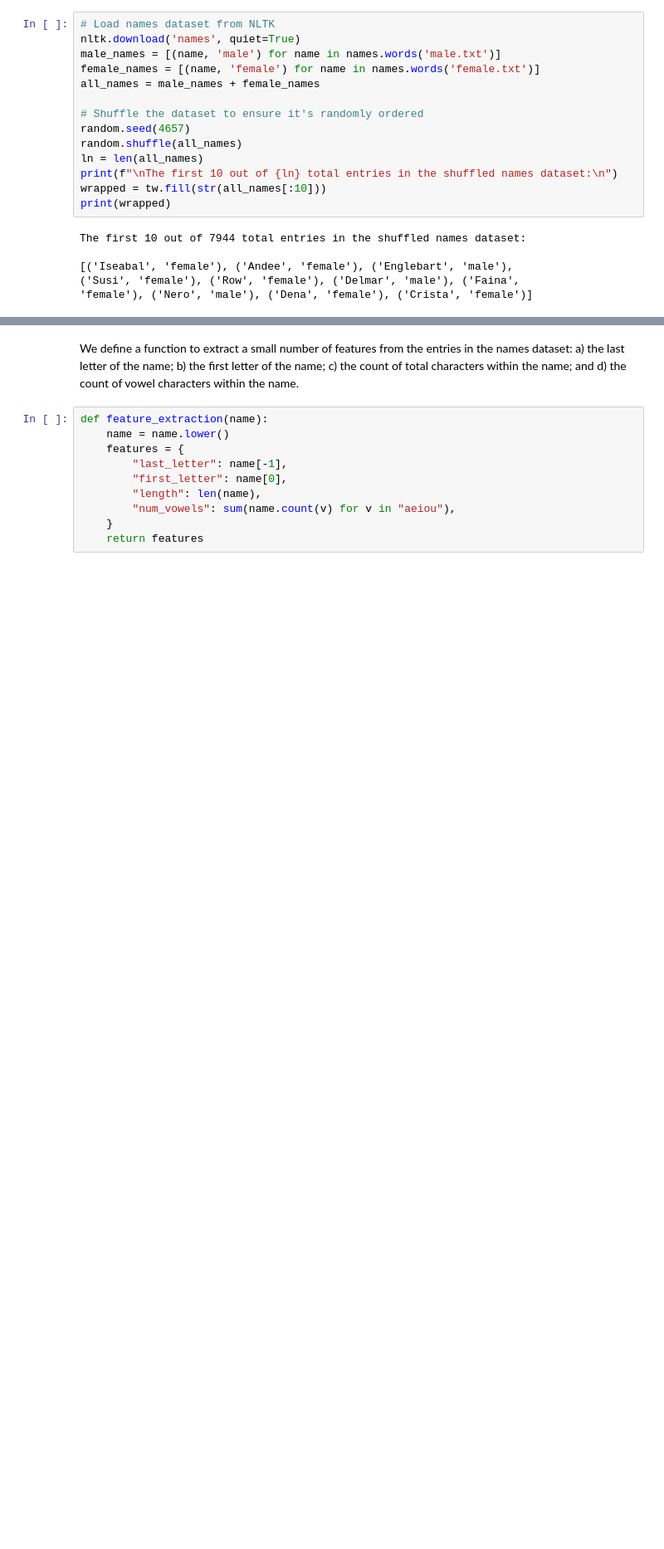
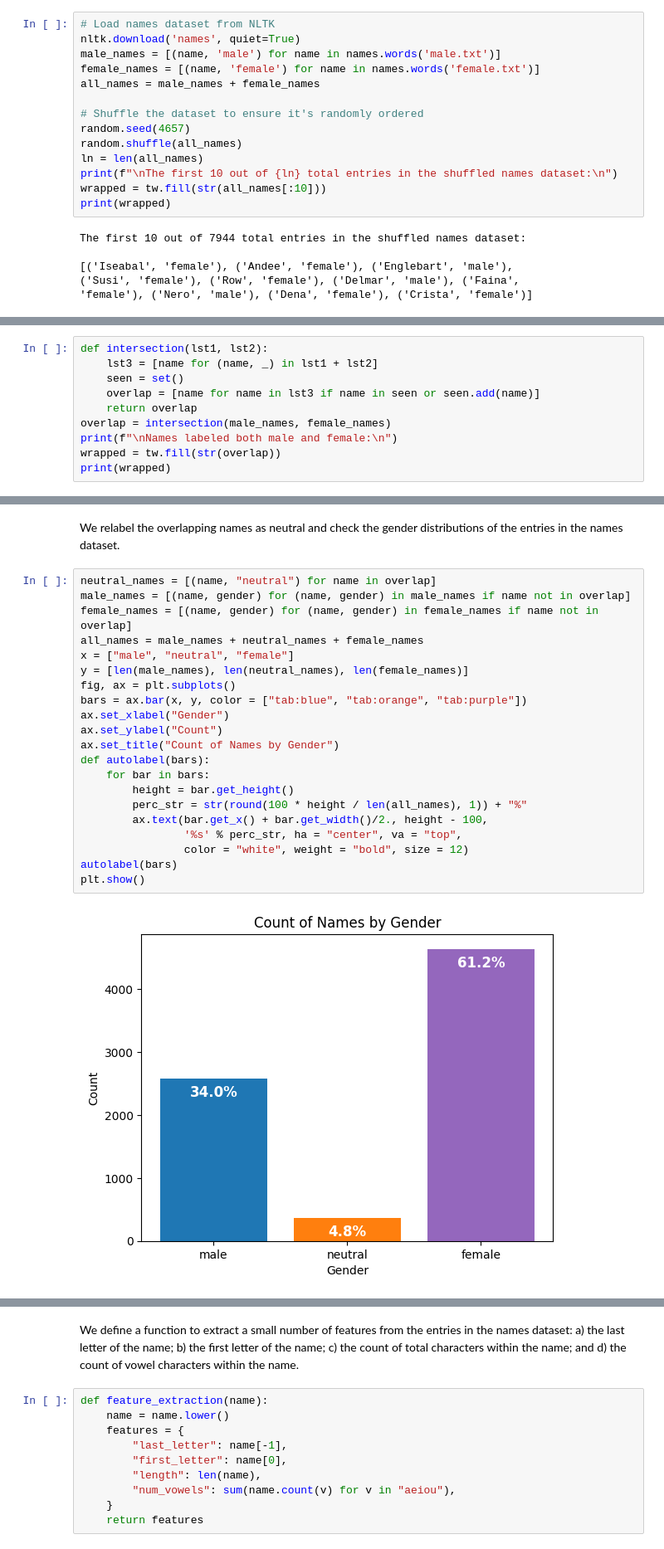
Before and after one commit to geedoubledee/data620_project3, a Jupyter notebook: DATA620_Project3_GDavis_BDavidoff.ipynb, the cells around one changed output, grey strips where cells are left out. Shown: that part at 83% size. Cells and saved outputs as stored; diff of their text form; blank space fills up the shorter version.

```diff
--- a/DATA620_Project3_GDavis_BDavidoff.ipynb
+++ b/DATA620_Project3_GDavis_BDavidoff.ipynb
@@ -40,0 +45,10 @@ The first 10 out of 7944 total entries in the shuffled names dataset:
+# %%
+def intersection(lst1, lst2):
+    lst3 = [name for (name, _) in lst1 + lst2]
+    seen = set()
+    overlap = [name for name in lst3 if name in seen or seen.add(name)]
+    return overlap
+overlap = intersection(male_names, female_names)
+print(f"\nNames labeled both male and female:\n")
+wrapped = tw.fill(str(overlap))
+print(wrapped)
@@ -40,0 +73,25 @@ The first 10 out of 7944 total entries in the shuffled names dataset:
+# %% [markdown]
+We relabel the overlapping names as neutral and check the gender distributions of the entries in the names dataset.
+# %%
+neutral_names = [(name, "neutral") for name in overlap]
+male_names = [(name, gender) for (name, gender) in male_names if name not in overlap]
+female_names = [(name, gender) for (name, gender) in female_names if name not in overlap]
+all_names = male_names + neutral_names + female_names
+x = ["male", "neutral", "female"]
+y = [len(male_names), len(neutral_names), len(female_names)]
+fig, ax = plt.subplots()
+bars = ax.bar(x, y, color = ["tab:blue", "tab:orange", "tab:purple"])
+ax.set_xlabel("Gender")
+ax.set_ylabel("Count")
+ax.set_title("Count of Names by Gender")
+def autolabel(bars):
+    for bar in bars:
+        height = bar.get_height()
+        perc_str = str(round(100 * height / len(all_names), 1)) + "%"
+        ax.text(bar.get_x() + bar.get_width()/2., height - 100,
+                '%s' % perc_str, ha = "center", va = "top",
+                color = "white", weight = "bold", size = 12)
+autolabel(bars)
+plt.show()
+# %% [output]
+[figure, added]
```
Also changed, not shown: parts of 18 cells of this notebook.
